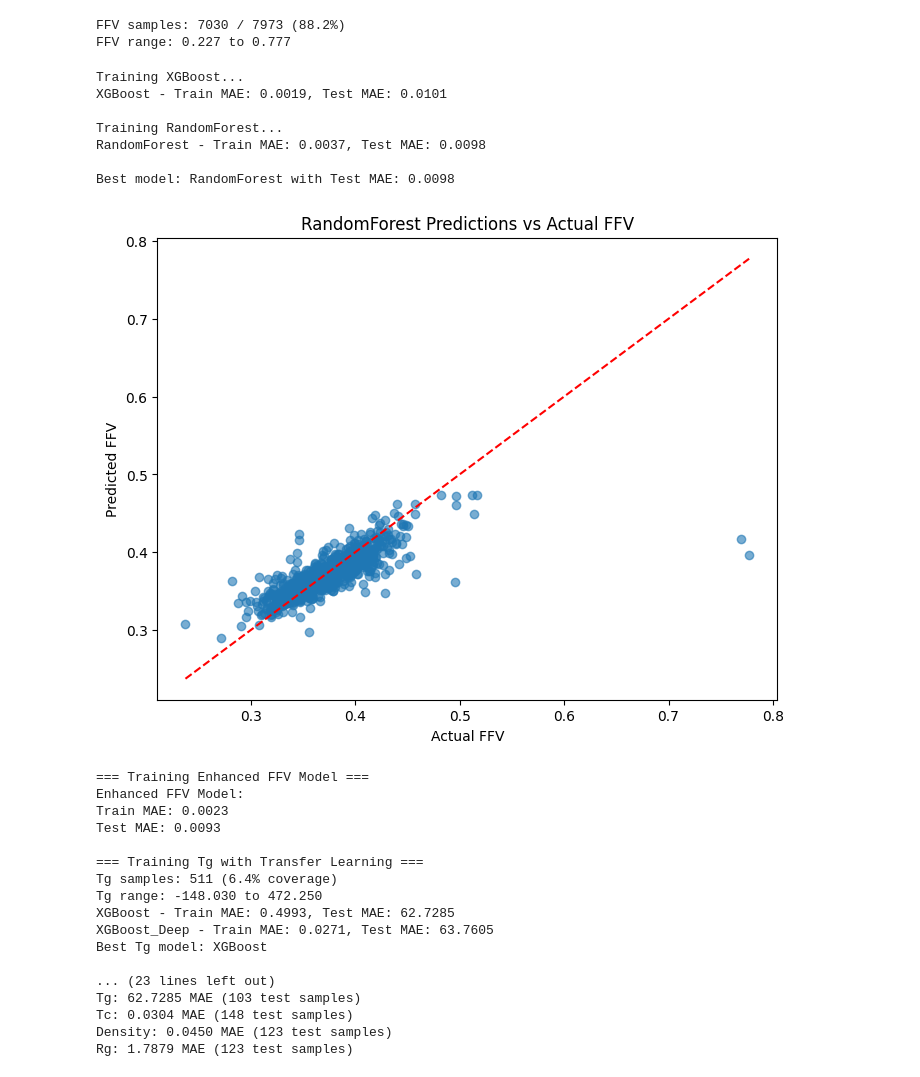
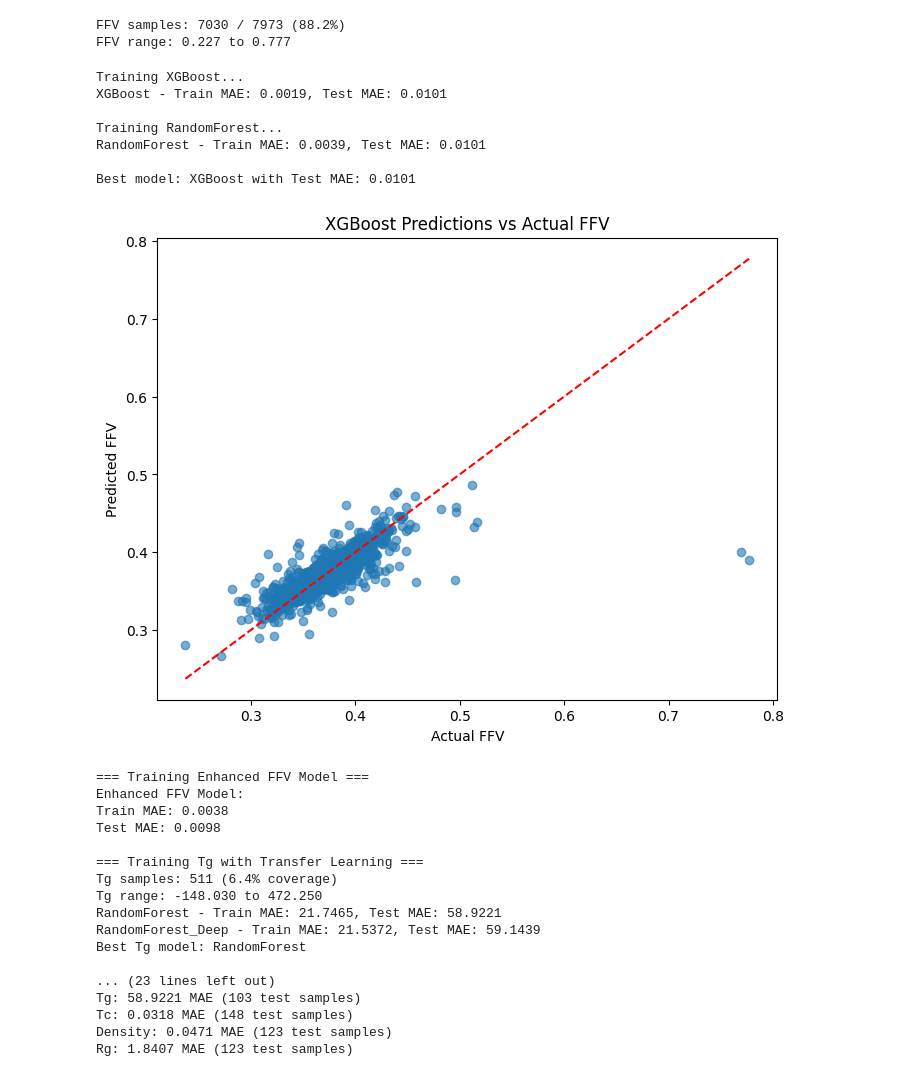
Before and after one commit to faraazakhtar185/Polymer_Predict, a Jupyter notebook: polymer_predict.ipynb, the cells around one changed output. Saved outputs shown, nothing was run; the diff lists cells and outputs as text; code cells hidden in the pictures.

Commit message:
tuned hyperparamters for random forest

```diff
--- a/polymer_predict.ipynb
+++ b/polymer_predict.ipynb
@@ -207,6 +211,10 @@ print("Full model saved!")
 Full model saved!
 # %%
 import numpy as np
+# %%
+device = torch.device('cuda' if torch.cuda.is_available() else 'cpu')
+model = ContrastiveLearningModel().to(device)
+optimizer = torch.optim.Adam(model.parameters(), lr=0.001)
 # %%
 # Load your full contrastive model
 model = ContrastiveLearningModel()
@@ -323,7 +331,7 @@ X_train, X_test, y_train, y_test = train_test_split(X_ffv, y_ffv, test_size=0.2,
 # Try multiple models
 models = {
     'XGBoost': xgb.XGBRegressor(n_estimators=100, random_state=42, eval_metric='mae'),
-    'RandomForest': RandomForestRegressor(n_estimators=100, random_state=42),
+    'RandomForest': RandomForestRegressor(n_estimators=25, random_state=42),
 }
 
 results = {}
@@ -333,45 +341,42 @@ for name, model in models.items():
 
     train_pred = model.predict(X_train)
     test_pred = model.predict(X_test)
 
     train_mae = mean_absolute_error(y_train, train_pred)
     test_mae = mean_absolute_error(y_test, test_pred)
 
     results[name] = {'train_mae': train_mae, 'test_mae': test_mae, 'model': model}
 
     print(f"{name} - Train MAE: {train_mae:.4f}, Test MAE: {test_mae:.4f}")
 
 # Show best model
 best_model = min(results.keys(), key=lambda x: results[x]['test_mae'])
 print(f"\nBest model: {best_model} with Test MAE: {results[best_model]['test_mae']:.4f}")
 
 # Plot predictions vs actual
 best_pred = results[best_model]['model'].predict(X_test)
 plt.figure(figsize=(8, 6))
 plt.scatter(y_test, best_pred, alpha=0.6)
 plt.plot([y_test.min(), y_test.max()], [y_test.min(), y_test.max()], 'r--')
 plt.xlabel('Actual FFV')
 plt.ylabel('Predicted FFV')
 plt.title(f'{best_model} Predictions vs Actual FFV')
 plt.show()
 # %% [output]
 Training XGBoost...
 XGBoost - Train MAE: 0.0019, Test MAE: 0.0101
 
 Training RandomForest...
-RandomForest - Train MAE: 0.0037, Test MAE: 0.0098
+RandomForest - Train MAE: 0.0039, Test MAE: 0.0101
 
-Best model: RandomForest with Test MAE: 0.0098
+Best model: XGBoost with Test MAE: 0.0101
-[figure, old version]
+[figure, new version]
 # %%
 # First, train a stronger FFV model (your foundation)
 print("=== Training Enhanced FFV Model ===")
-ffv_model = xgb.XGBRegressor(
-    n_estimators=500,
-    max_depth=6,
-    learning_rate=0.05,
-    random_state=42,
-    eval_metric='mae'
+ffv_model = RandomForestRegressor(
+    n_estimators=50,
+    random_state=42
 )
 
 ffv_model.fit(X_train, y_train)  # Using your existing FFV split
@@ -405,8 +410,8 @@ def train_sparse_property(property_name):
 
     # Train model with transfer learning features
     models = {
-        'XGBoost': xgb.XGBRegressor(n_estimators=300, max_depth=4, learning_rate=0.1, random_state=42),
-        'XGBoost_Deep': xgb.XGBRegressor(n_estimators=500, max_depth=6, learning_rate=0.05, random_state=42)
+        'RandomForest': RandomForestRegressor(n_estimators=50, random_state=42),
+        'RandomForest_Deep': RandomForestRegressor(n_estimators=75, random_state=42)
     }
 
     results = {}
@@ -453,21 +458,21 @@ for prop in sparse_properties:
 # %% [output]
 === Training Enhanced FFV Model ===
 Enhanced FFV Model:
-Train MAE: 0.0023
-Test MAE: 0.0093
+Train MAE: 0.0038
+Test MAE: 0.0098
 
 === Training Tg with Transfer Learning ===
 Tg samples: 511 (6.4% coverage)
 Tg range: -148.030 to 472.250
-XGBoost - Train MAE: 0.4993, Test MAE: 62.7285
-XGBoost_Deep - Train MAE: 0.0271, Test MAE: 63.7605
-Best Tg model: XGBoost
+RandomForest - Train MAE: 21.7465, Test MAE: 58.9221
+RandomForest_Deep - Train MAE: 21.5372, Test MAE: 59.1439
+Best Tg model: RandomForest
 
 ... (23 lines left out)
-Tg: 62.7285 MAE (103 test samples)
-Tc: 0.0304 MAE (148 test samples)
-Density: 0.0450 MAE (123 test samples)
-Rg: 1.7879 MAE (123 test samples)
+Tg: 58.9221 MAE (103 test samples)
+Tc: 0.0318 MAE (148 test samples)
+Density: 0.0471 MAE (123 test samples)
+Rg: 1.8407 MAE (123 test samples)
 # %%
 # Load test data and predict all properties
 print("=== PREDICTING ON TEST DATASET ===")
```
Also changed, not shown: parts of 5 cells of this notebook.
